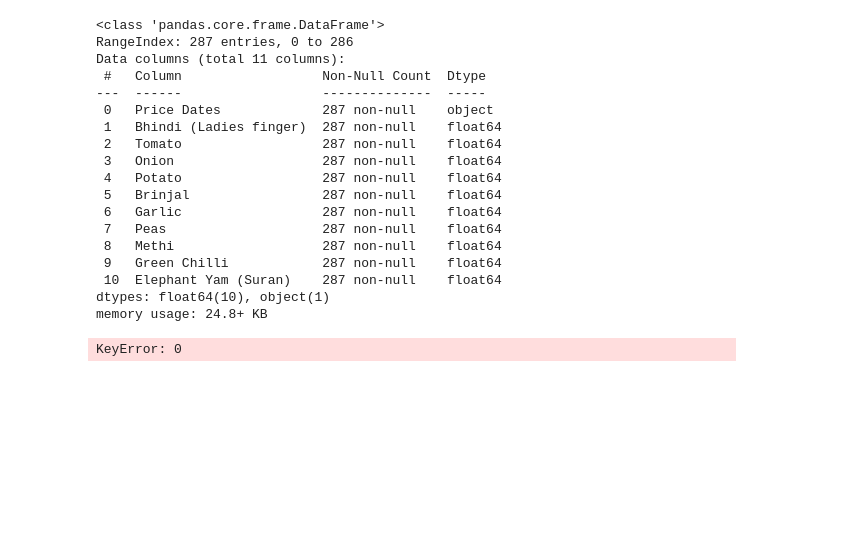
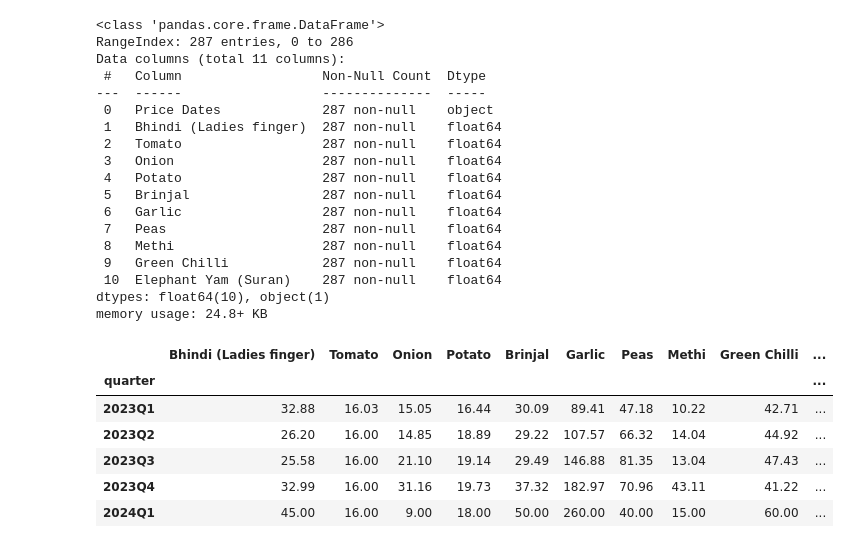
Before and after one commit to MT-Maverick/ExploreAI, a Jupyter notebook: vegetable_prices/notebook.ipynb, the cells around one changed output. Drawn from its saved outputs; the diff is of its cells as text; code cells hidden in the pictures; blank space fills up the shorter version.

```diff
--- a/vegetable_prices/notebook.ipynb
+++ b/vegetable_prices/notebook.ipynb
@@ -83,11 +83,16 @@ memory usage: 24.8+ KB
 # %%
 #split the data so we can have our quartery preformance (seasonal):
 data['Price Dates'] = pd.to_datetime(data['Price Dates'],format='mixed')
 data['quarter'] = data['Price Dates'].dt.to_period('Q')
-quarter_preformance = data.drop('Price Dates',axis=1)
+quarter_preformance= data.groupby('quarter').mean().round(2)
+quarter_preformance=quarter_preformance.drop('Price Dates',axis=1)
 
-quarter_preformance=quarter_preformance.groupby('quarter').mean().round(2).T
-
-quarter_preformance[0]
+quarter_preformance
 # %% [output]
-KeyError: 0
+|  | Bhindi (Ladies finger) | Tomato | Onion | Potato | Brinjal | Garlic | Peas | Methi | Green Chilli | ... |
+| quarter |  |  |  |  |  |  |  |  |  | ... |
+| 2023Q1 | 32.88 | 16.03 | 15.05 | 16.44 | 30.09 | 89.41 | 47.18 | 10.22 | 42.71 | ... |
+| 2023Q2 | 26.20 | 16.00 | 14.85 | 18.89 | 29.22 | 107.57 | 66.32 | 14.04 | 44.92 | ... |
+| 2023Q3 | 25.58 | 16.00 | 21.10 | 19.14 | 29.49 | 146.88 | 81.35 | 13.04 | 47.43 | ... |
+| 2023Q4 | 32.99 | 16.00 | 31.16 | 19.73 | 37.32 | 182.97 | 70.96 | 43.11 | 41.22 | ... |
+| 2024Q1 | 45.00 | 16.00 | 9.00 | 18.00 | 50.00 | 260.00 | 40.00 | 15.00 | 60.00 | ... |
```
Also changed, not shown: parts of 5 cells of this notebook.
